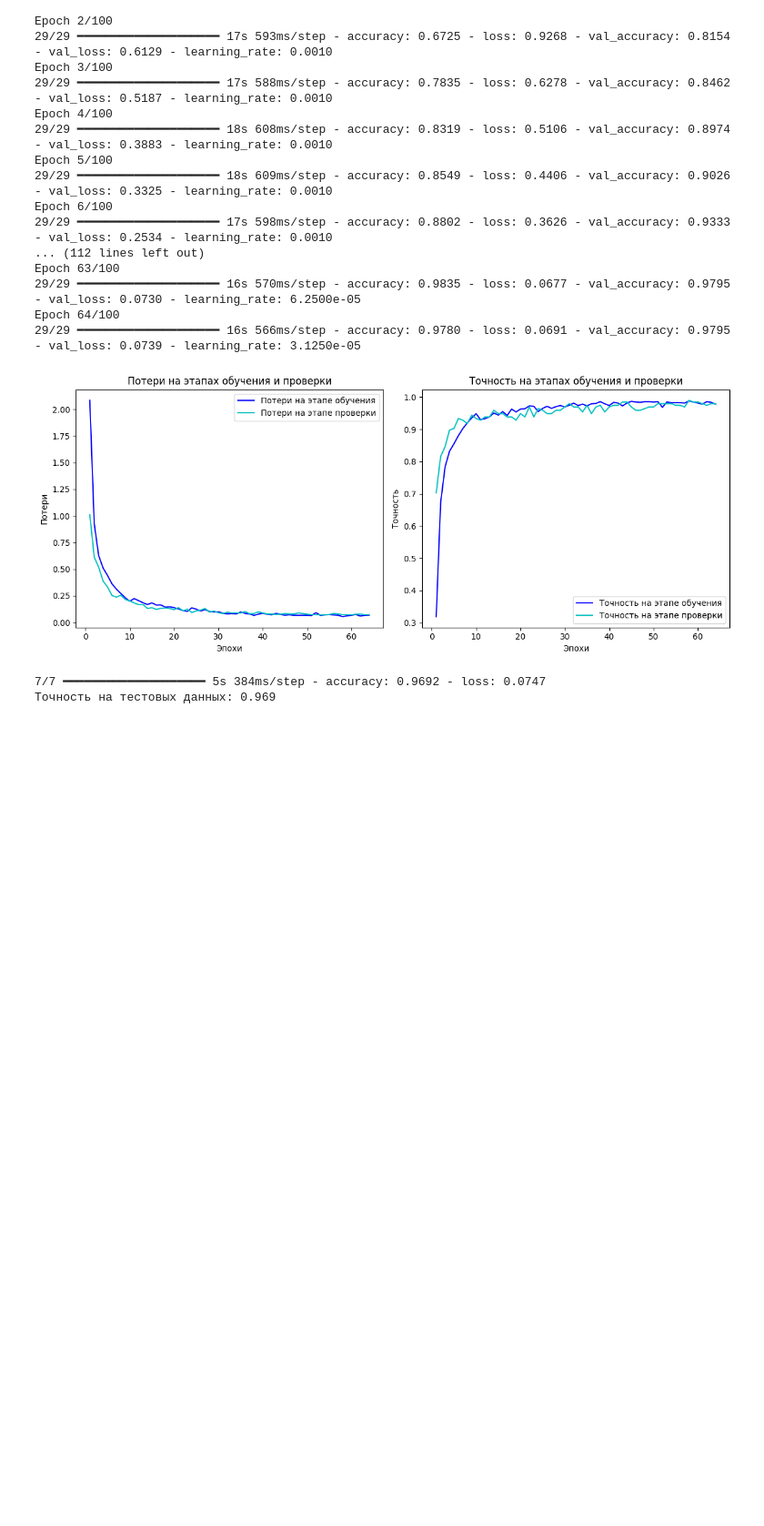
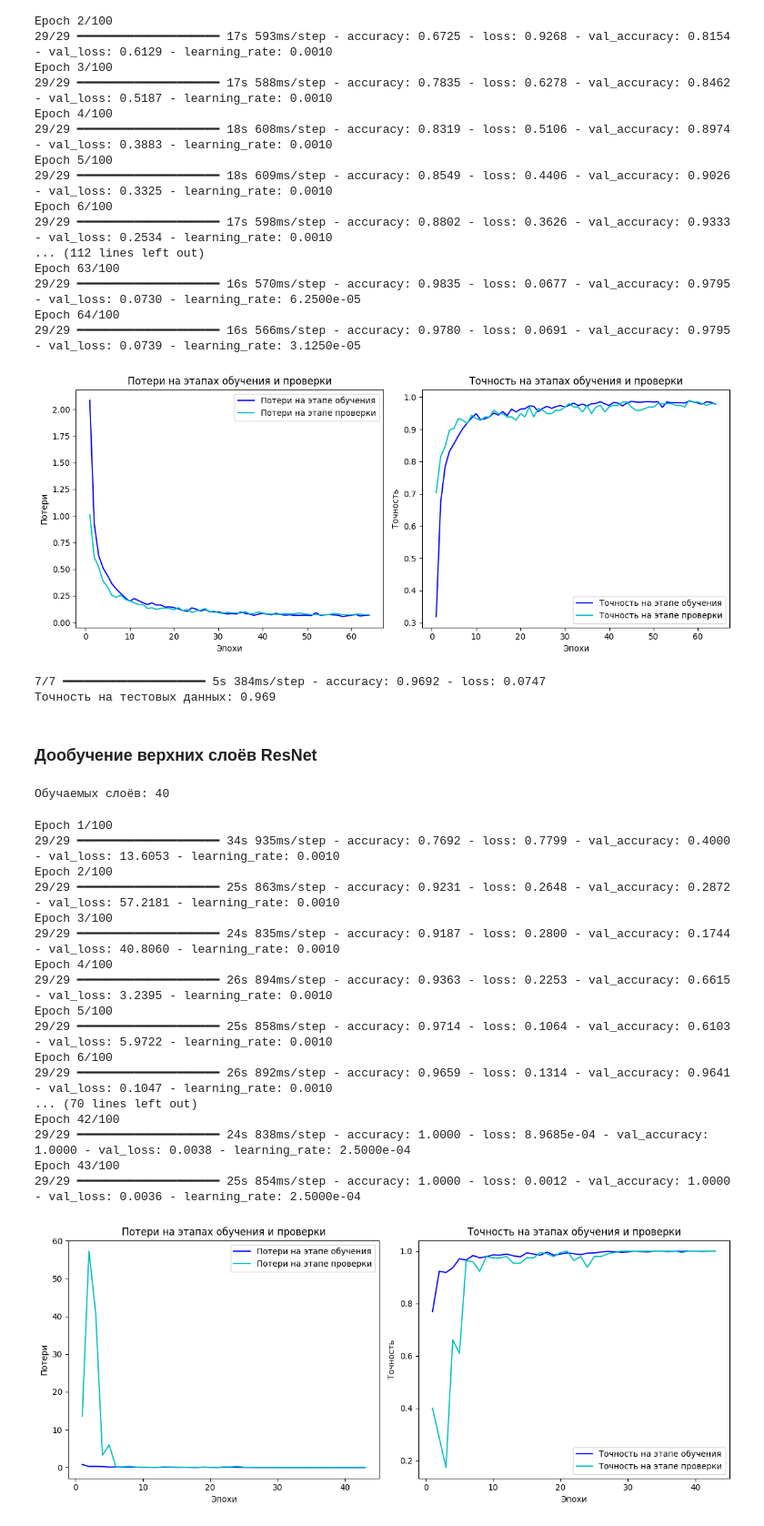
Before and after one commit to rayshite/chess-classifier, a Jupyter notebook: model/chess-classifier.ipynb, the cells around one changed output. Shown: that part at 91% size. Saved outputs shown, nothing was run; the diff lists cells and outputs as text; code cells hidden in the pictures; blank space fills up the shorter version.

Commit message:
Дообучение верхних слоев

```diff
--- a/model/chess-classifier.ipynb
+++ b/model/chess-classifier.ipynb
@@ -339,3 +339,45 @@ evaluate_model("model_3.keras")
 # %% [output]
 7/7 ━━━━━━━━━━━━━━━━━━━━ 5s 384ms/step - accuracy: 0.9692 - loss: 0.0747
 Точность на тестовых данных: 0.969
+# %% [markdown]
+### Дообучение верхних слоёв ResNet
+# %%
+base_model.trainable = True
+
+for layer in base_model.layers[:150]:
+  layer.trainable = False
+
+print(f"Обучаемых слоёв: {len([l for l in base_model.layers if l.trainable])}")
+# %% [output]
+Обучаемых слоёв: 40
+# %%
+inputs = keras.Input(shape=(180, 180, 3))
+x = data_augmentation(inputs)
+x = keras.applications.resnet_v2.preprocess_input(x)
+x = base_model(x, training=False)
+x = layers.GlobalAveragePooling2D()(x)
+x = layers.Dropout(0.2)(x)
+
+outputs = layers.Dense(13, activation="softmax")(x)
+model_4 = keras.Model(inputs=inputs, outputs=outputs)
+# %%
+fit_model(model_4, "model_4.keras")
+# %% [output]
+Epoch 1/100
+29/29 ━━━━━━━━━━━━━━━━━━━━ 34s 935ms/step - accuracy: 0.7692 - loss: 0.7799 - val_accuracy: 0.4000 - val_loss: 13.6053 - learning_rate: 0.0010
+Epoch 2/100
+29/29 ━━━━━━━━━━━━━━━━━━━━ 25s 863ms/step - accuracy: 0.9231 - loss: 0.2648 - val_accuracy: 0.2872 - val_loss: 57.2181 - learning_rate: 0.0010
+Epoch 3/100
+29/29 ━━━━━━━━━━━━━━━━━━━━ 24s 835ms/step - accuracy: 0.9187 - loss: 0.2800 - val_accuracy: 0.1744 - val_loss: 40.8060 - learning_rate: 0.0010
+Epoch 4/100
+29/29 ━━━━━━━━━━━━━━━━━━━━ 26s 894ms/step - accuracy: 0.9363 - loss: 0.2253 - val_accuracy: 0.6615 - val_loss: 3.2395 - learning_rate: 0.0010
+Epoch 5/100
+29/29 ━━━━━━━━━━━━━━━━━━━━ 25s 858ms/step - accuracy: 0.9714 - loss: 0.1064 - val_accuracy: 0.6103 - val_loss: 5.9722 - learning_rate: 0.0010
+Epoch 6/100
+29/29 ━━━━━━━━━━━━━━━━━━━━ 26s 892ms/step - accuracy: 0.9659 - loss: 0.1314 - val_accuracy: 0.9641 - val_loss: 0.1047 - learning_rate: 0.0010
+... (70 lines left out)
+Epoch 42/100
+29/29 ━━━━━━━━━━━━━━━━━━━━ 24s 838ms/step - accuracy: 1.0000 - loss: 8.9685e-04 - val_accuracy: 1.0000 - val_loss: 0.0038 - learning_rate: 2.5000e-04
+Epoch 43/100
+29/29 ━━━━━━━━━━━━━━━━━━━━ 25s 854ms/step - accuracy: 1.0000 - loss: 0.0012 - val_accuracy: 1.0000 - val_loss: 0.0036 - learning_rate: 2.5000e-04
+[figure, added]
```
Also changed, not shown: parts of 1 cell of this notebook.
